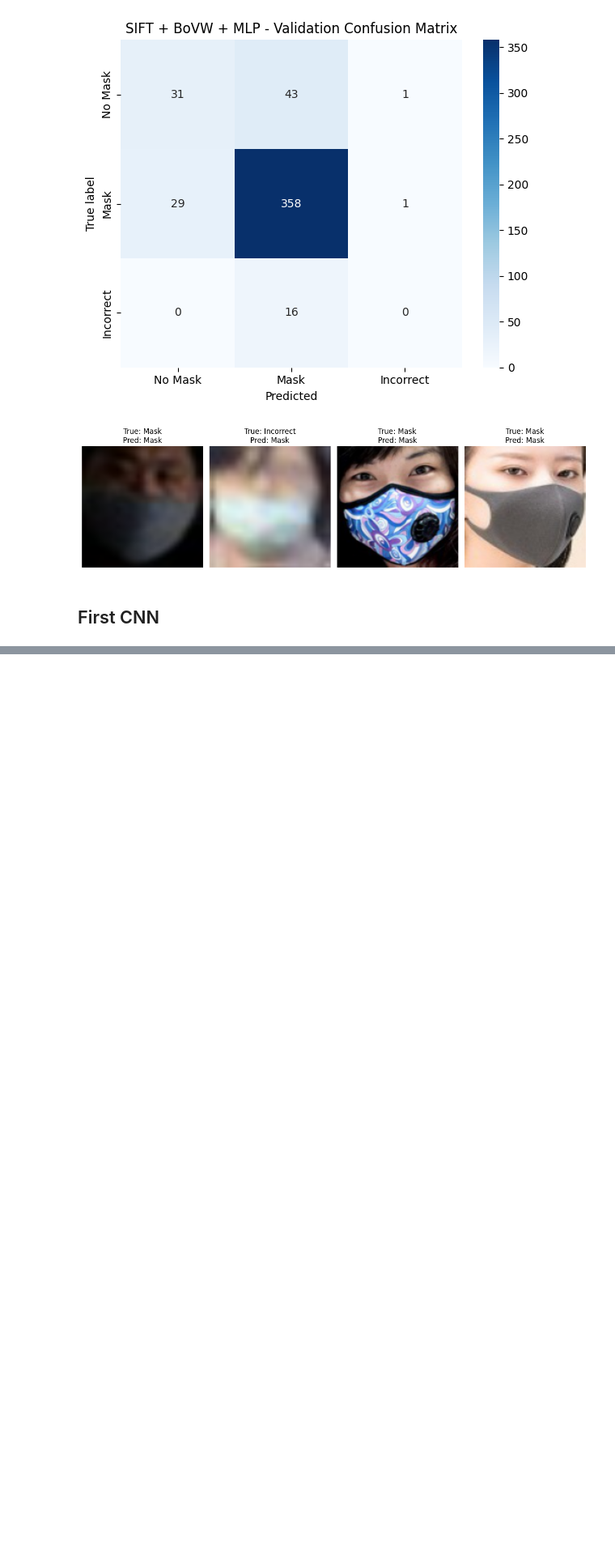
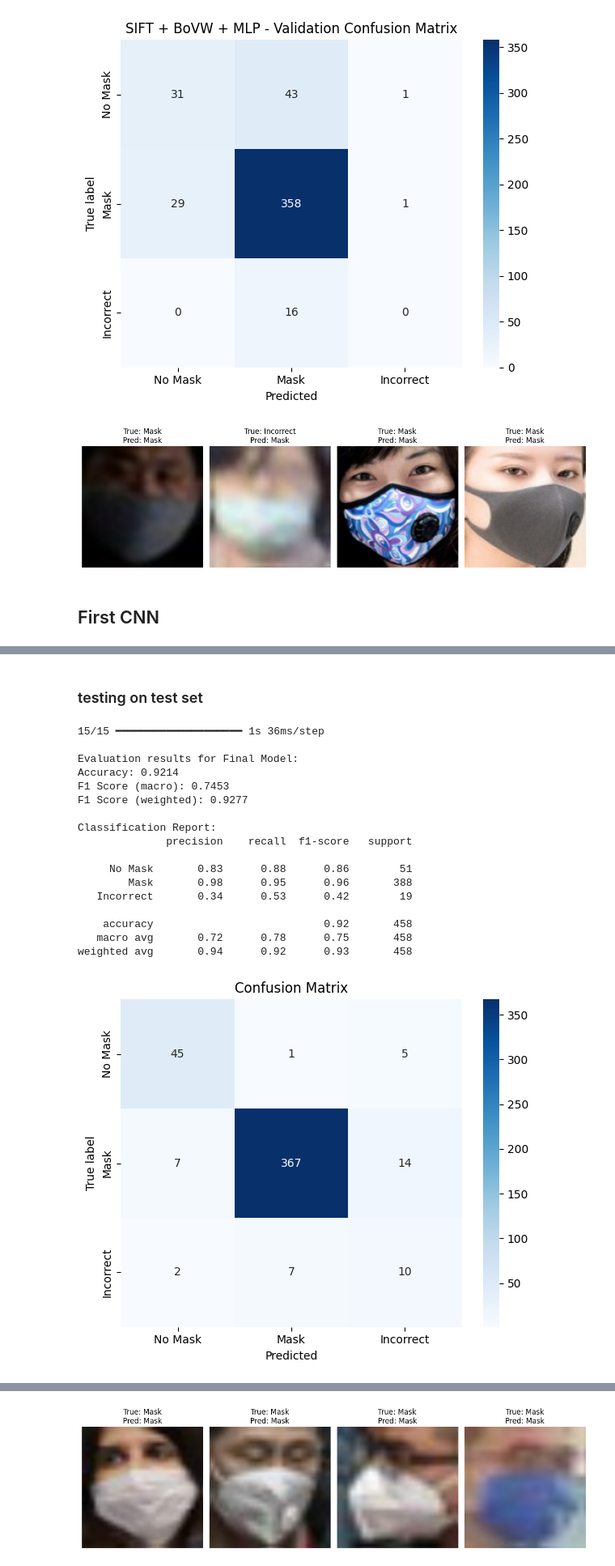
Before and after one commit to David-fi/maskDetection, a Jupyter notebook: mask_detection.ipynb, the cells around one changed output, grey strips where cells are left out. Shown at 81% size. Drawn from its saved outputs; the diff is of its cells as text; code cells hidden in the pictures; blank space fills up the shorter version.

```diff
--- a/mask_detection.ipynb
+++ b/mask_detection.ipynb
@@ -517,0 +712,24 @@ weighted avg       0.96      0.96      0.95       479
+# %% [markdown]
+### testing on test set
+# %%
+trainer.evaluate_model(model, X_test, y_test)
+trainer.visualize_predictions(model, X_test, y_test, n_samples=4)
+# %% [output]
+15/15 ━━━━━━━━━━━━━━━━━━━━ 1s 36ms/step
+
+Evaluation results for Final Model:
+Accuracy: 0.9214
+F1 Score (macro): 0.7453
+F1 Score (weighted): 0.9277
+
+Classification Report:
+              precision    recall  f1-score   support
+
+     No Mask       0.83      0.88      0.86        51
+        Mask       0.98      0.95      0.96       388
+   Incorrect       0.34      0.53      0.42        19
+
+    accuracy                           0.92       458
+   macro avg       0.72      0.78      0.75       458
+weighted avg       0.94      0.92      0.93       458
+[figure, added]
@@ -517,0 +737 @@ weighted avg       0.96      0.96      0.95       479
+[figure, added]
```
Also changed, not shown: parts of 8 cells of this notebook, 6 other files.
